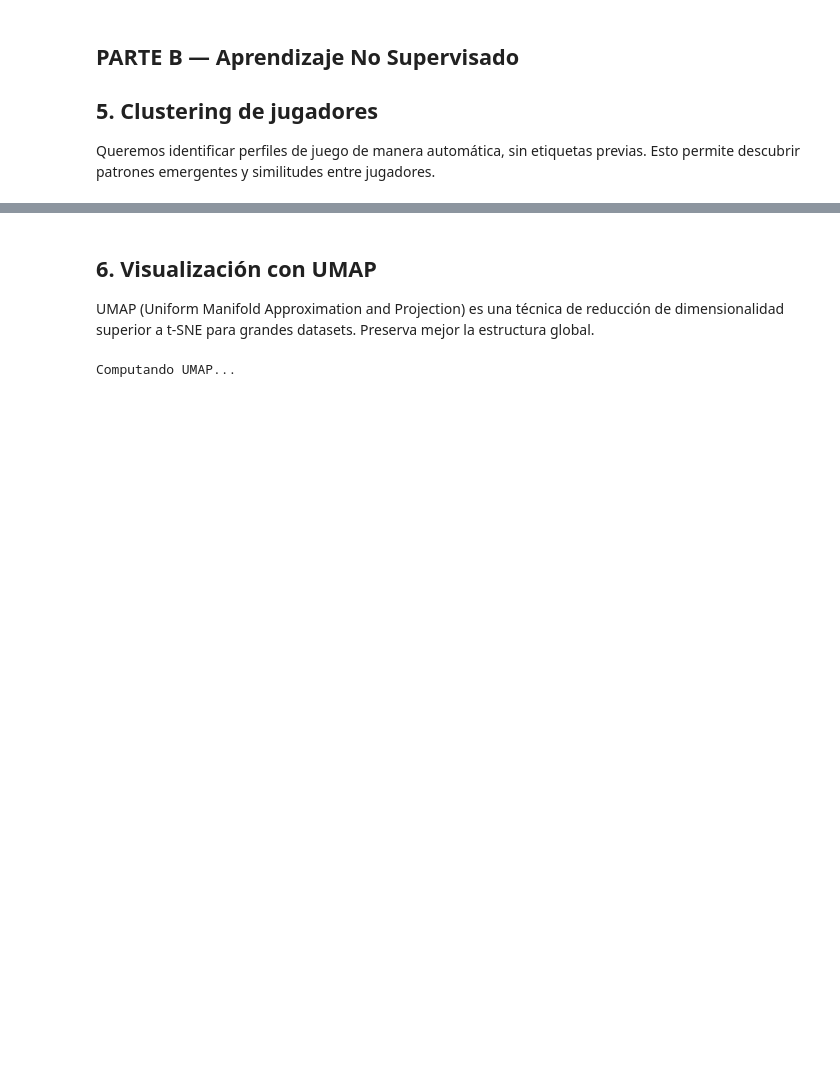
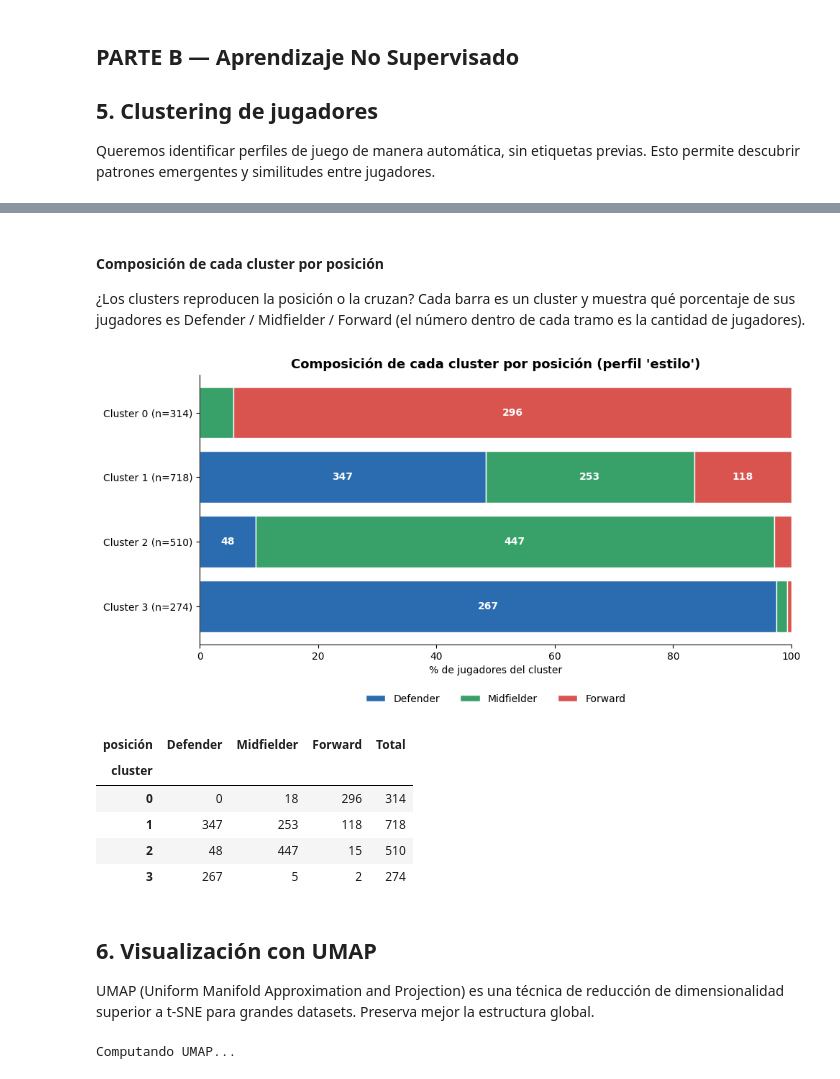
Before and after one commit to guillealonso/futbol-ciencia-datos-2026, a Jupyter notebook: notebooks/P3_Supervisado_NoSupervisado.ipynb, the cells around one changed output, grey strips where cells are left out. Cells and saved outputs as stored; diff of their text form; code cells hidden in the pictures; blank space fills up the shorter version.

```diff
--- a/notebooks/P3_Supervisado_NoSupervisado.ipynb
+++ b/notebooks/P3_Supervisado_NoSupervisado.ipynb
@@ -730,3 +930,47 @@ plt.show()
+# %% [markdown]
+#### Composición de cada cluster por posición
+
+¿Los clusters reproducen la posición o la cruzan? Cada barra es un cluster y muestra qué porcentaje de sus jugadores
+es Defender / Midfielder / Forward (el número dentro de cada tramo es la cantidad de jugadores).
+# %%
+# Composición por posición de cada cluster
+rol_jug = roles.reindex(player_vectors.index).fillna('Unknown')
+tabla_rol = pd.crosstab(player_vectors['cluster'], rol_jug.rename('posición'))
+orden = [r for r in ['Defender', 'Midfielder', 'Forward', 'Unknown'] if r in tabla_rol.columns]
+tabla_rol = tabla_rol[orden]
+tabla_pct = tabla_rol.div(tabla_rol.sum(axis=1), axis=0) * 100
+
+colores = {'Defender': '#2b6cb0', 'Midfielder': '#38a169', 'Forward': '#d9534f', 'Unknown': '#a0aec0'}
+
+fig, ax = plt.subplots(figsize=(10, 0.8 * len(tabla_pct) + 2))
+izq = np.zeros(len(tabla_pct))
+for rol_ in orden:
+    vals = tabla_pct[rol_].values
+    ax.barh(range(len(tabla_pct)), vals, left=izq, color=colores[rol_], edgecolor='white', label=rol_)
+    for i, (v, n) in enumerate(zip(vals, tabla_rol[rol_].values)):
+        if v >= 6:
+            ax.text(izq[i] + v / 2, i, f'{n}', ha='center', va='center', color='white', fontsize=10, fontweight='bold')
+    izq += vals
+ax.set_yticks(range(len(tabla_pct)))
+ax.set_yticklabels([f'Cluster {k} (n={tabla_rol.loc[k].sum()})' for k in tabla_pct.index])
+ax.invert_yaxis()
+ax.set_xlim(0, 100)
+ax.set_xlabel('% de jugadores del cluster')
+ax.set_title(f"Composición de cada cluster por posición (perfil '{PERFIL}')", fontsize=13, fontweight='bold')
+ax.legend(ncol=len(orden), loc='upper center', bbox_to_anchor=(0.5, -0.15), frameon=False)
+ax.spines[['top', 'right']].set_visible(False)
+plt.tight_layout()
+plt.show()
+
+display(tabla_rol.assign(Total=tabla_rol.sum(axis=1)))
+# %% [output]
+[figure, added]
+| posición | Defender | Midfielder | Forward | Total |
+| cluster |  |  |  |  |
+| 0 | 0 | 18 | 296 | 314 |
+| 1 | 347 | 253 | 118 | 718 |
+| 2 | 48 | 447 | 15 | 510 |
+| 3 | 267 | 5 | 2 | 274 |
 # %% [markdown]
 ## 6. Visualización con UMAP
 
```
Also changed, not shown: parts of 39 cells of this notebook, 9 other files.
